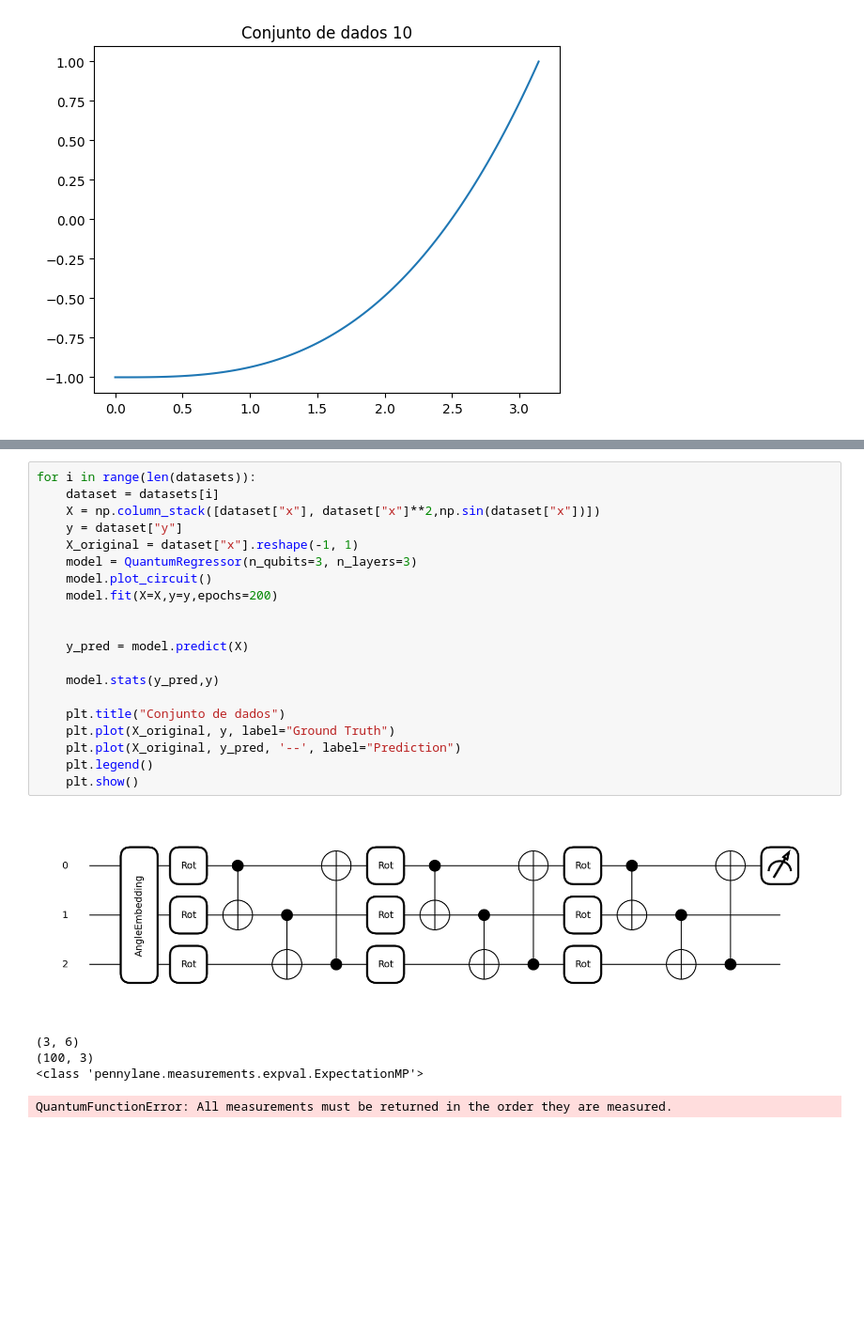
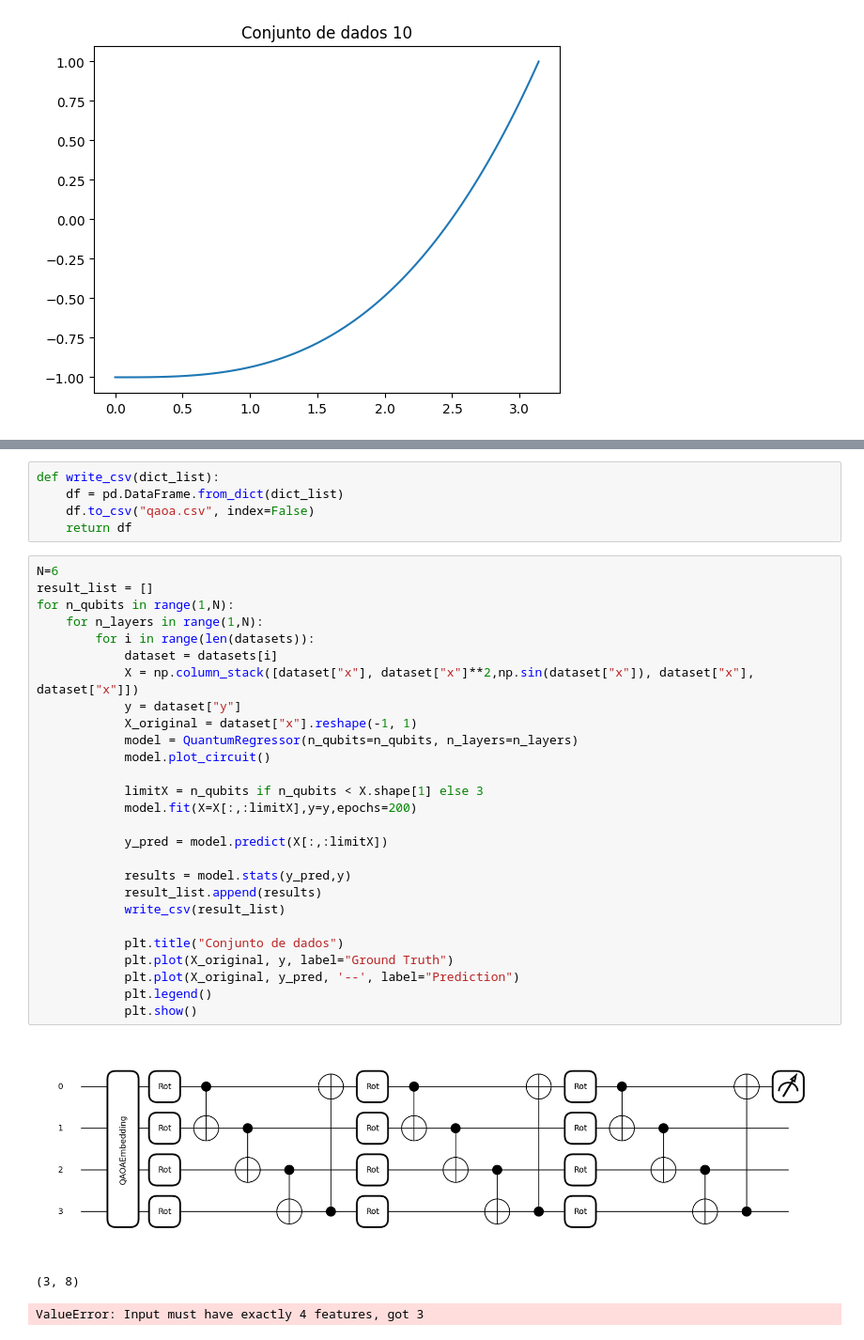
Before and after one commit to laciq-ufpe/Regressores-Quanticos, a Jupyter notebook: scripts/Embeddings/lsa4.ipynb, the cells around one changed output, grey strips where cells are left out. Shown at 94% size. Saved outputs shown, nothing was run; the diff lists cells and outputs as text; blank space fills up the shorter version.

Commit message:
Add: qoao embedding with n_qubits == n_features

```diff
--- a/scripts/Embeddings/lsa4.ipynb
+++ b/scripts/Embeddings/lsa4.ipynb
@@ -383,29 +384,39 @@ class QuantumRegressor(object):
                     {'='*spaces}
                     """)
         return results
+# %%
+def write_csv(dict_list):
+    df = pd.DataFrame.from_dict(dict_list)
+    df.to_csv("qaoa.csv", index=False)
+    return df
 # %%
-for i in range(len(datasets)):
-    dataset = datasets[i]
-    X = np.column_stack([dataset["x"], dataset["x"]**2,np.sin(dataset["x"])])
-    y = dataset["y"]
-    X_original = dataset["x"].reshape(-1, 1)
-    model = QuantumRegressor(n_qubits=3, n_layers=3)
-    model.plot_circuit()
-    model.fit(X=X,y=y,epochs=200)
+N=6
+result_list = []
+for n_qubits in range(1,N):
+    for n_layers in range(1,N):
+        for i in range(len(datasets)):
+            dataset = datasets[i]
+            X = np.column_stack([dataset["x"], dataset["x"]**2,np.sin(dataset["x"]), dataset["x"], dataset["x"]])
+            y = dataset["y"]
+            X_original = dataset["x"].reshape(-1, 1)
+            model = QuantumRegressor(n_qubits=n_qubits, n_layers=n_layers)
+            model.plot_circuit()
 
+            limitX = n_qubits if n_qubits < X.shape[1] else 3
+            model.fit(X=X[:,:limitX],y=y,epochs=200)
 
-    y_pred = model.predict(X)
+            y_pred = model.predict(X[:,:limitX])
 
-    model.stats(y_pred,y)
+            results = model.stats(y_pred,y)
+            result_list.append(results)
+            write_csv(result_list)
 
-    plt.title("Conjunto de dados")
-    plt.plot(X_original, y, label="Ground Truth")
-    plt.plot(X_original, y_pred, '--', label="Prediction")
-    plt.legend()
-    plt.show()
+            plt.title("Conjunto de dados")
+            plt.plot(X_original, y, label="Ground Truth")
+            plt.plot(X_original, y_pred, '--', label="Prediction")
+            plt.legend()
+            plt.show()
 # %% [output]
-[figure, old version]
+[figure, new version]
-(3, 6)
-(100, 3)
-<class 'pennylane.measurements.expval.ExpectationMP'>
+(3, 8)
-QuantumFunctionError: All measurements must be returned in the order they are measured.
+ValueError: Input must have exactly 4 features, got 3
```
Also changed, not shown: parts of 2 cells of this notebook, 2 other files.
